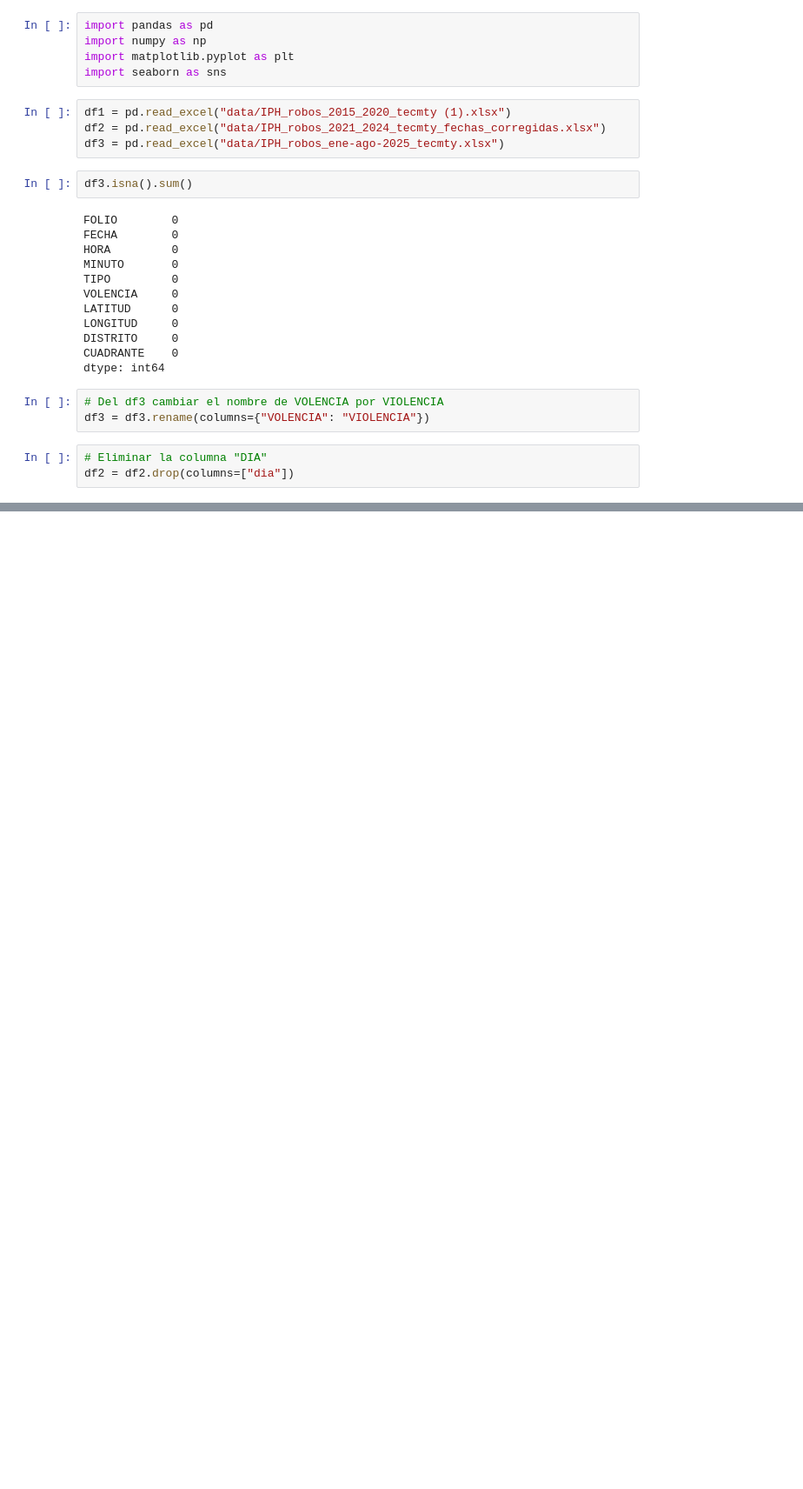
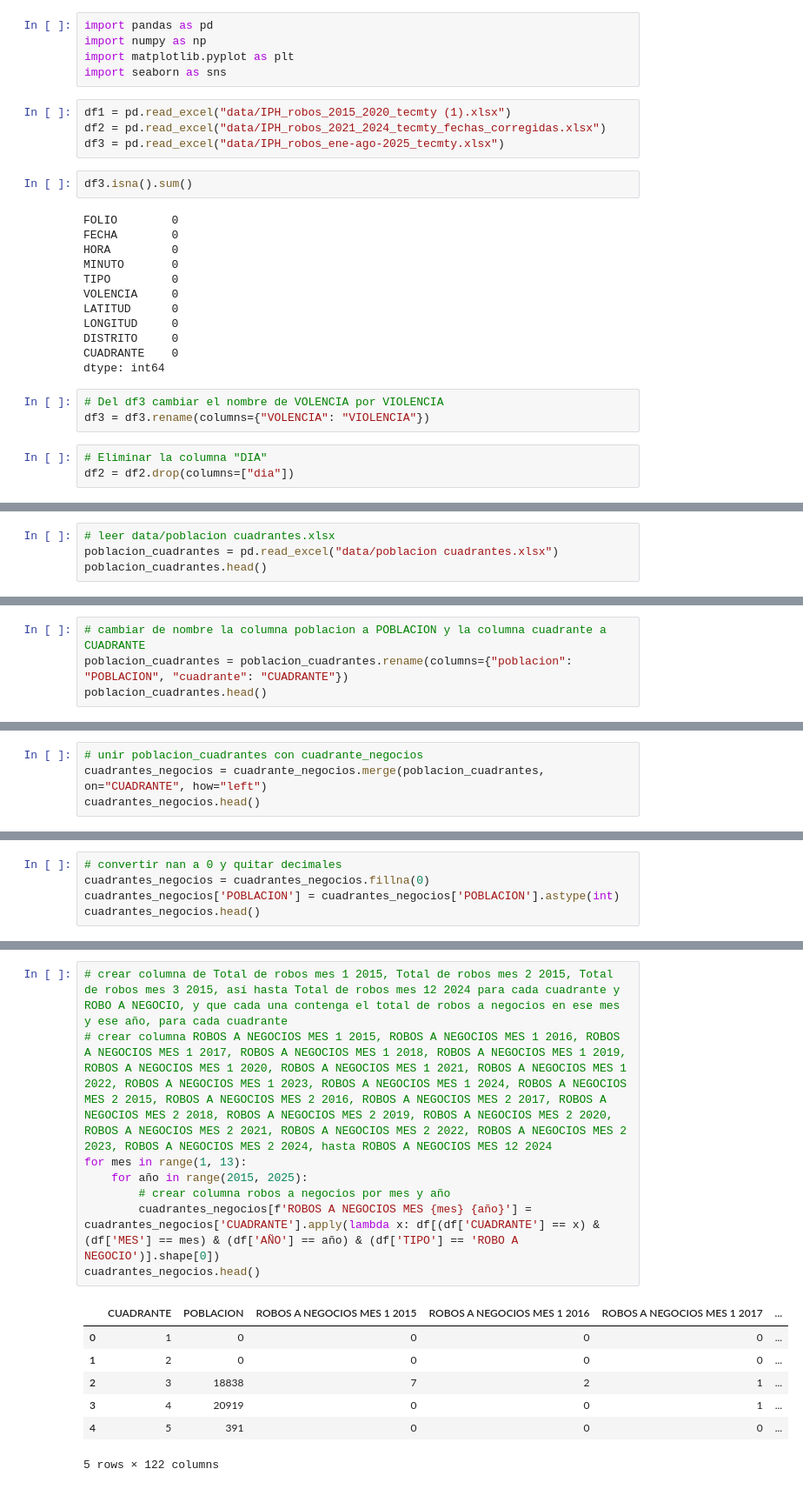
Before and after one commit to CLA-TI3001C-AD2025-G100/A01563230-EDA, a Jupyter notebook: FICOSEC.ipynb, the cells around one changed output, grey strips where cells are left out. Shown at 87% size. Saved outputs shown, nothing was run; the diff lists cells and outputs as text; blank space fills up the shorter version.

```diff
--- a/FICOSEC.ipynb
+++ b/FICOSEC.ipynb
@@ -67,0 +241,4 @@ cuadrante_counts.head()
+# %%
+# leer data/poblacion cuadrantes.xlsx
+poblacion_cuadrantes = pd.read_excel("data/poblacion cuadrantes.xlsx")
+poblacion_cuadrantes.head()
@@ -67,0 +252,4 @@ cuadrante_counts.head()
+# %%
+# cambiar de nombre la columna poblacion a POBLACION y la columna cuadrante a CUADRANTE
+poblacion_cuadrantes = poblacion_cuadrantes.rename(columns={"poblacion": "POBLACION", "cuadrante": "CUADRANTE"})
+poblacion_cuadrantes.head()
@@ -67,0 +263,4 @@ cuadrante_counts.head()
+# %%
+# unir poblacion_cuadrantes con cuadrante_negocios
+cuadrantes_negocios = cuadrante_negocios.merge(poblacion_cuadrantes, on="CUADRANTE", how="left")
+cuadrantes_negocios.head()
@@ -67,0 +274,5 @@ cuadrante_counts.head()
+# %%
+# convertir nan a 0 y quitar decimales
+cuadrantes_negocios = cuadrantes_negocios.fillna(0)
+cuadrantes_negocios['POBLACION'] = cuadrantes_negocios['POBLACION'].astype(int)
+cuadrantes_negocios.head()
@@ -67,0 +286,16 @@ cuadrante_counts.head()
+# %%
+# crear columna de Total de robos mes 1 2015, Total de robos mes 2 2015, Total de robos mes 3 2015, así hasta Total de robos mes 12 2024 para cada cuadrante y ROBO A NEGOCIO, y que cada una contenga el total de robos a negocios en ese mes y ese año, para cada cuadrante
+# crear columna ROBOS A NEGOCIOS MES 1 2015, ROBOS A NEGOCIOS MES 1 2016, ROBOS A NEGOCIOS MES 1 2017, ROBOS A NEGOCIOS MES 1 2018, ROBOS A NEGOCIOS MES 1 2019, ROBOS A NEGOCIOS MES 1 2020, ROBOS A NEGOCIOS MES 1 2021, ROBOS A NEGOCIOS MES 1 2022, ROBOS A NEGOCIOS MES 1 2023, ROBOS A NEGOCIOS MES 1 2024, ROBOS A NEGOCIOS MES 2 2015, ROBOS A NEGOCIOS MES 2 2016, ROBOS A NEGOCIOS MES 2 2017, ROBOS A NEGOCIOS MES 2 2018, ROBOS A NEGOCIOS MES 2 2019, ROBOS A NEGOCIOS MES 2 2020, ROBOS A NEGOCIOS MES 2 2021, ROBOS A NEGOCIOS MES 2 2022, ROBOS A NEGOCIOS MES 2 2023, ROBOS A NEGOCIOS MES 2 2024, hasta ROBOS A NEGOCIOS MES 12 2024
+for mes in range(1, 13):
+    for año in range(2015, 2025):
+        # crear columna robos a negocios por mes y año
+        cuadrantes_negocios[f'ROBOS A NEGOCIOS MES {mes} {año}'] = cuadrantes_negocios['CUADRANTE'].apply(lambda x: df[(df['CUADRANTE'] == x) & (df['MES'] == mes) & (df['AÑO'] == año) & (df['TIPO'] == 'ROBO A NEGOCIO')].shape[0])
+cuadrantes_negocios.head()
+# %% [output]
+|  | CUADRANTE | POBLACION | ROBOS A NEGOCIOS MES 1 2015 | ROBOS A NEGOCIOS MES 1 2016 | ROBOS A NEGOCIOS MES 1 2017 | ... |
+| 0 | 1 | 0 | 0 | 0 | 0 | ... |
+| 1 | 2 | 0 | 0 | 0 | 0 | ... |
+| 2 | 3 | 18838 | 7 | 2 | 1 | ... |
+| 3 | 4 | 20919 | 0 | 0 | 1 | ... |
+| 4 | 5 | 391 | 0 | 0 | 0 | ... |
+5 rows × 122 columns
```
Also changed, not shown: parts of 79 cells of this notebook, 5 other files.
